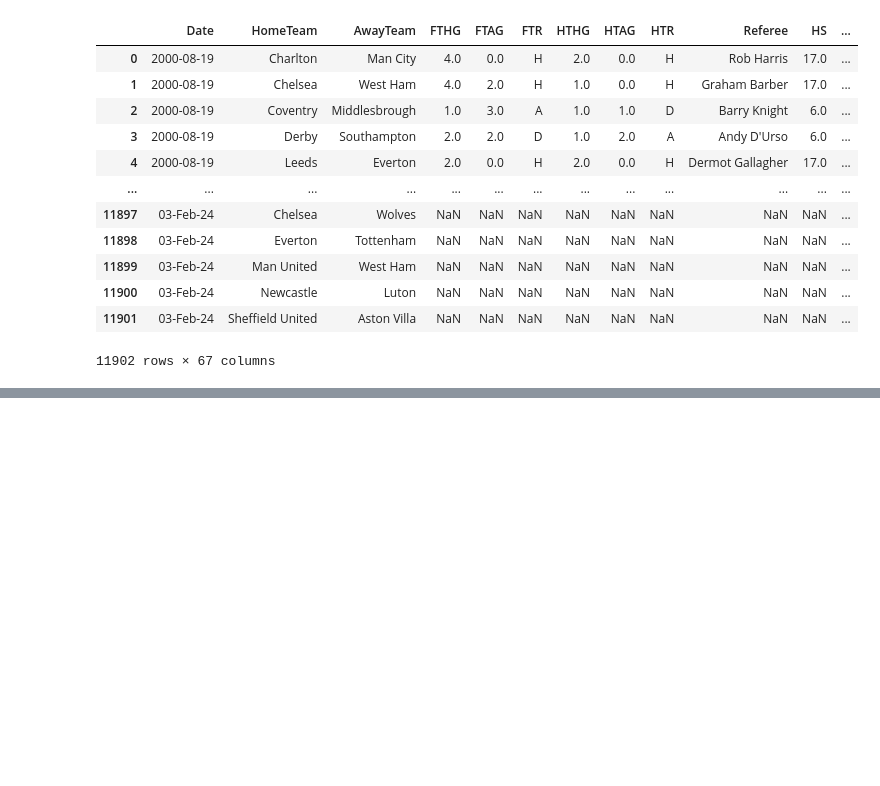
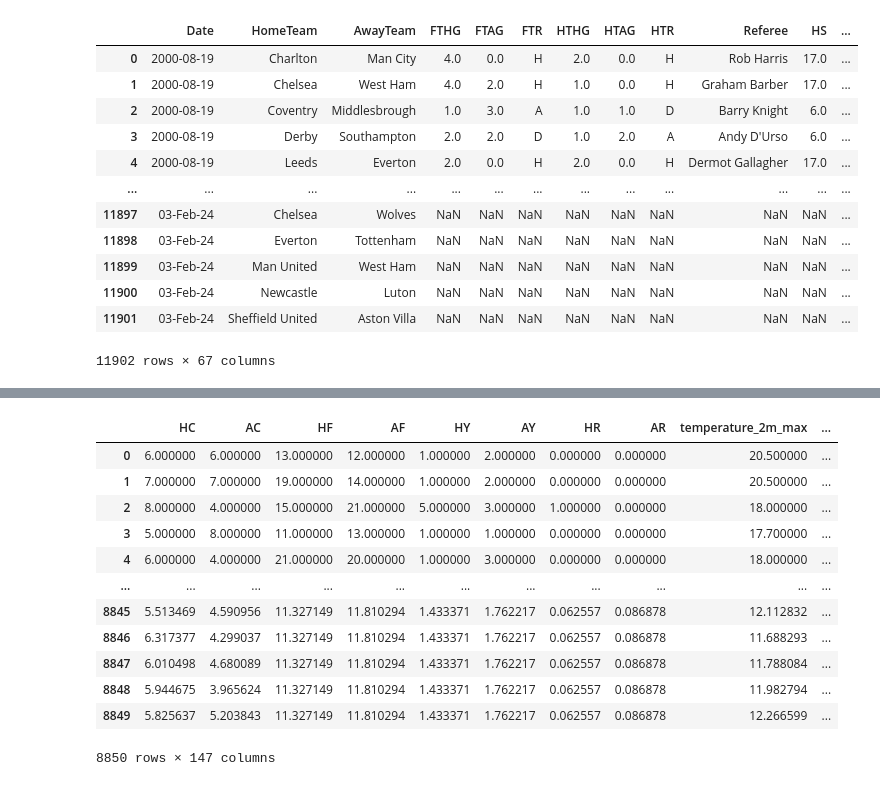
Before and after one commit to shinomiya-akirawane/football_result_prediction, a Jupyter notebook: final_dataset_for_prediction.ipynb, the cells around one changed output, grey strips where cells are left out. Saved outputs shown, nothing was run; the diff lists cells and outputs as text; code cells hidden in the pictures; blank space fills up the shorter version.

```diff
--- a/final_dataset_for_prediction.ipynb
+++ b/final_dataset_for_prediction.ipynb
@@ -227,0 +286,17 @@ train_df
+# %%
+X_imputed_df = pd.DataFrame(X_processed_df_all_columns, columns=original_column_order)
+X_imputed_df
+# %% [output]
+|  | HC | AC | HF | AF | HY | AY | HR | AR | temperature_2m_max | ... |
+| 0 | 6.000000 | 6.000000 | 13.000000 | 12.000000 | 1.000000 | 2.000000 | 0.000000 | 0.000000 | 20.500000 | ... |
+| 1 | 7.000000 | 7.000000 | 19.000000 | 14.000000 | 1.000000 | 2.000000 | 0.000000 | 0.000000 | 20.500000 | ... |
+| 2 | 8.000000 | 4.000000 | 15.000000 | 21.000000 | 5.000000 | 3.000000 | 1.000000 | 0.000000 | 18.000000 | ... |
+| 3 | 5.000000 | 8.000000 | 11.000000 | 13.000000 | 1.000000 | 1.000000 | 0.000000 | 0.000000 | 17.700000 | ... |
+| 4 | 6.000000 | 4.000000 | 21.000000 | 20.000000 | 1.000000 | 3.000000 | 0.000000 | 0.000000 | 18.000000 | ... |
+| ... | ... | ... | ... | ... | ... | ... | ... | ... | ... | ... |
+| 8845 | 5.513469 | 4.590956 | 11.327149 | 11.810294 | 1.433371 | 1.762217 | 0.062557 | 0.086878 | 12.112832 | ... |
+| 8846 | 6.317377 | 4.299037 | 11.327149 | 11.810294 | 1.433371 | 1.762217 | 0.062557 | 0.086878 | 11.688293 | ... |
+| 8847 | 6.010498 | 4.680089 | 11.327149 | 11.810294 | 1.433371 | 1.762217 | 0.062557 | 0.086878 | 11.788084 | ... |
+| 8848 | 5.944675 | 3.965624 | 11.327149 | 11.810294 | 1.433371 | 1.762217 | 0.062557 | 0.086878 | 11.982794 | ... |
+| 8849 | 5.825637 | 5.203843 | 11.327149 | 11.810294 | 1.433371 | 1.762217 | 0.062557 | 0.086878 | 12.266599 | ... |
+8850 rows × 147 columns
```
Also changed, not shown: parts of 24 cells of this notebook.
